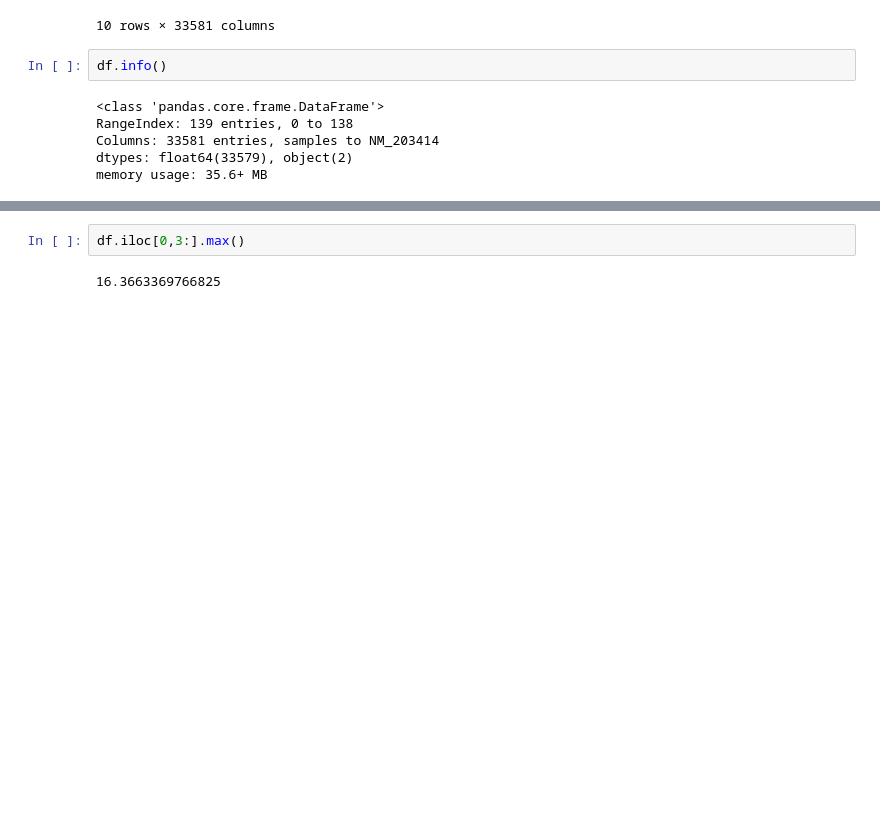
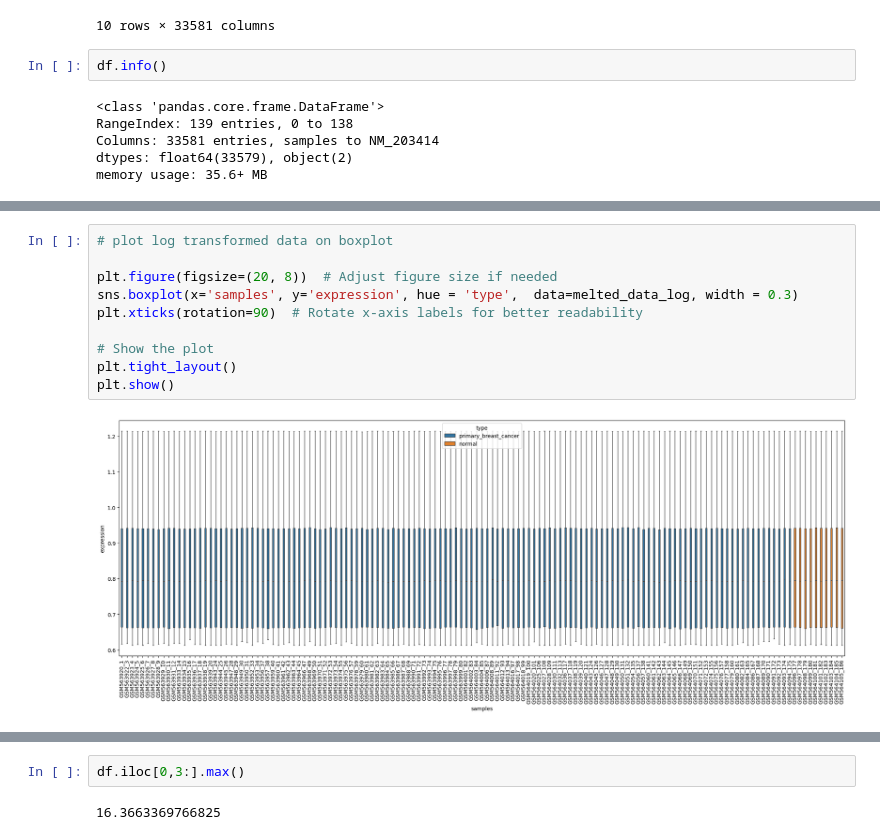
Before and after one commit to Natalia-Rodrigo/Mid_bootcam_project, a Jupyter notebook: notebooks/Minh.ipynb, the cells around one changed output, grey strips where cells are left out. Cells and saved outputs as stored; diff of their text form; blank space fills up the shorter version.

```diff
--- a/notebooks/Minh.ipynb
+++ b/notebooks/Minh.ipynb
@@ -146,0 +105,12 @@ melted_data_log.head()
+# %%
+# plot log transformed data on boxplot
+
+plt.figure(figsize=(20, 8))  # Adjust figure size if needed
+sns.boxplot(x='samples', y='expression', hue = 'type',  data=melted_data_log, width = 0.3)
+plt.xticks(rotation=90)  # Rotate x-axis labels for better readability
+
+# Show the plot
+plt.tight_layout()
+plt.show()
+# %% [output]
+[figure, added]
```
Also changed, not shown: parts of 19 cells of this notebook.
